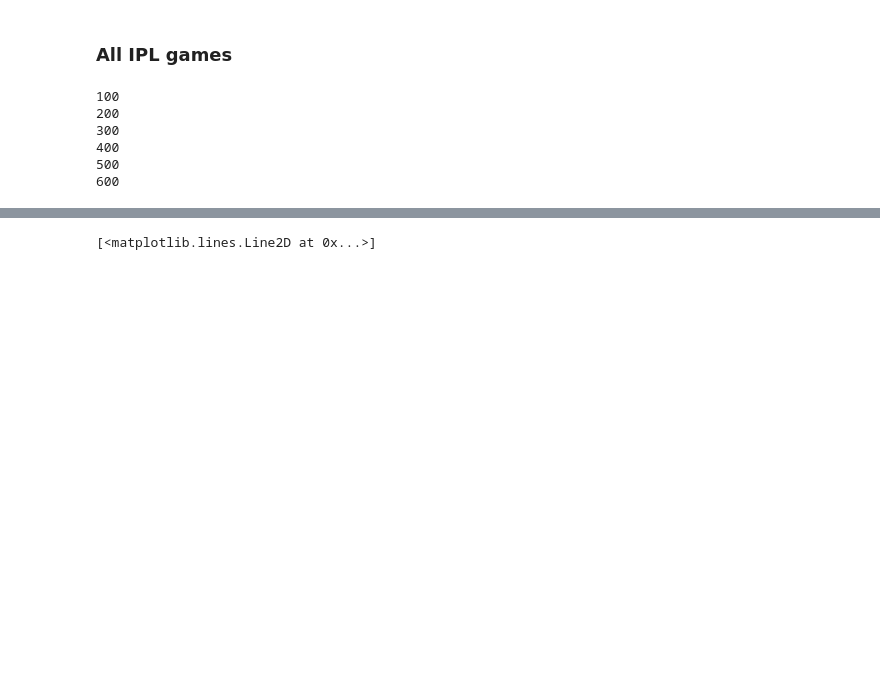
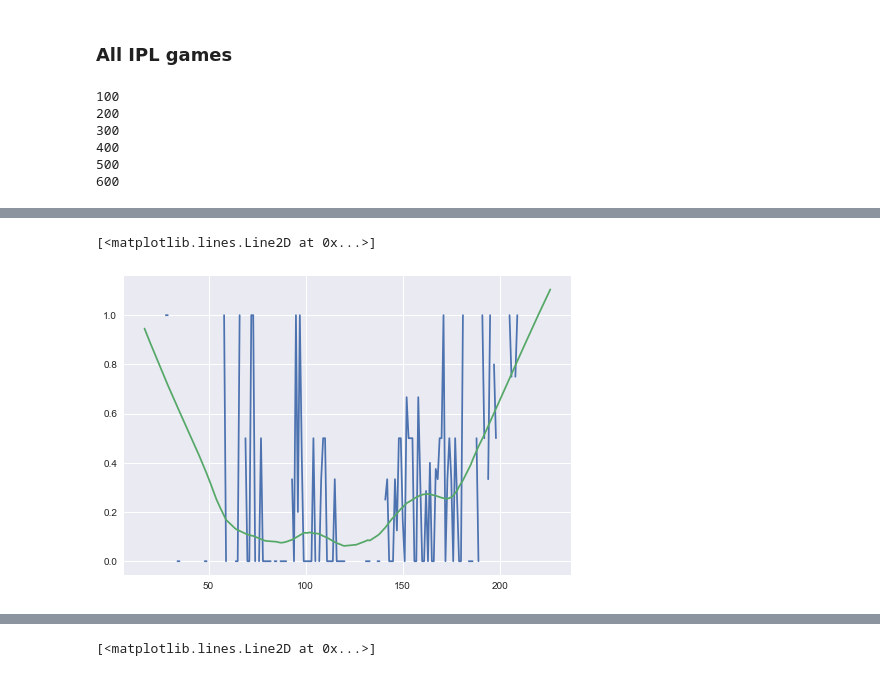
Before and after one commit to deepak-karkala/articles, a Jupyter notebook: cricket_sabermetrics/win_expectancy.ipynb, the cells around one changed output, grey strips where cells are left out. Cells and saved outputs as stored; diff of their text form; code cells hidden in the pictures; blank space fills up the shorter version.

```diff
--- a/cricket_sabermetrics/win_expectancy.ipynb
+++ b/cricket_sabermetrics/win_expectancy.ipynb
@@ -321,3 +345,11 @@ for m in [2]: #df['match_id'].unique():
+# %%
+raw = we[:,99,2]
+plt.plot(raw)
+filtered = lowess(raw, range(len(raw)), is_sorted=True, frac=0.3)
+plt.plot(filtered[:,0],filtered[:,1])
+# %% [output]
+[<matplotlib.lines.Line2D at 0x...>]
+[figure, added]
 # %%
 wpa
 # %% [output]
```
Also changed, not shown: parts of 11 cells of this notebook, 3 other files.
